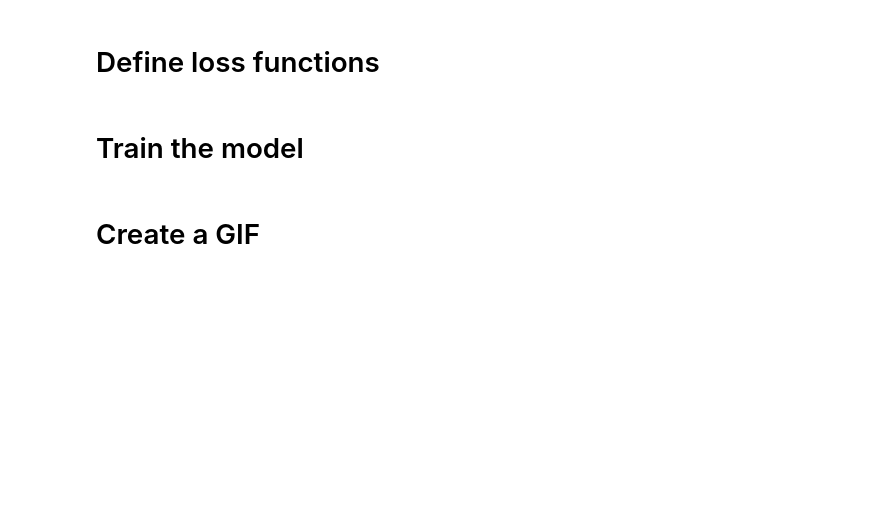
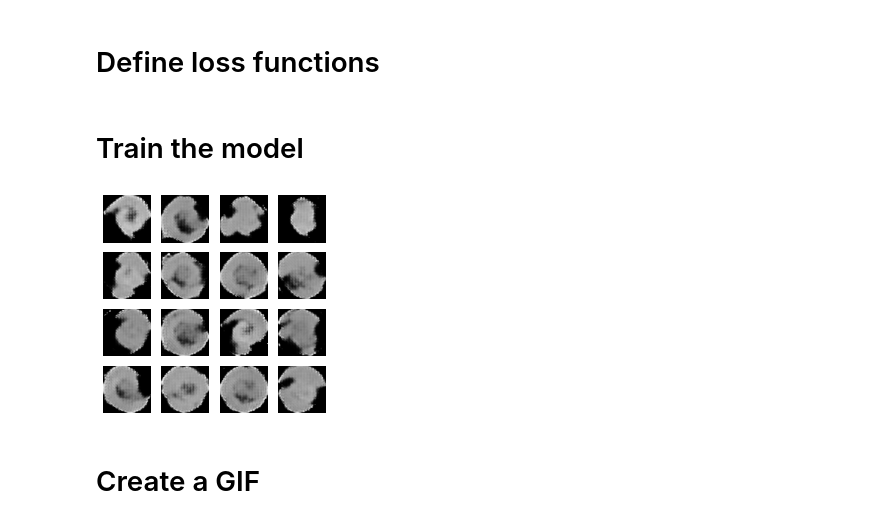
Before and after one commit to LakeYin/CSCI-4962-Projects-in-Machine-Learning-and-AI, a Jupyter notebook: hw5/hw5_task2_part2.ipynb, the cells around one changed output. Cells and saved outputs as stored; diff of their text form; code cells hidden in the pictures; blank space fills up the shorter version.

```diff
--- a/hw5/hw5_task2_part2.ipynb
+++ b/hw5/hw5_task2_part2.ipynb
@@ -118,7 +124,7 @@ seed = tf.random.normal([num_examples_to_generate, noise_dim])
 # This annotation causes the function to be "compiled".
 @tf.function
 def train_step(images):
-    noise = tf.random.normal([BATCH_SIZE, noise_dim])
+    noise = tf.random.normal([batch_size, noise_dim])
 
     with tf.GradientTape() as gen_tape, tf.GradientTape() as disc_tape:
       generated_images = generator(noise, training=True)
@@ -146,36 +152,38 @@ def train(dataset, epochs):
     display.clear_output(wait=True)
     generate_and_save_images(generator,
                              epoch + 1,
                              seed)
 
     # Save the model every 15 epochs
-    if (epoch + 1) % 15 == 0:
-      checkpoint.save(file_prefix = checkpoint_prefix)
+    #if (epoch + 1) % 15 == 0:
+    #  checkpoint.save(file_prefix = checkpoint_prefix)
 
     print ('Time for epoch {} is {} sec'.format(epoch + 1, time.time()-start))
 
   # Generate after the final epoch
   display.clear_output(wait=True)
   generate_and_save_images(generator,
                            epochs,
                            seed)
 
 def generate_and_save_images(model, epoch, test_input):
   # Notice `training` is set to False.
   # This is so all layers run in inference mode (batchnorm).
   predictions = model(test_input, training=False)
 
   fig = plt.figure(figsize=(4, 4))
 
   for i in range(predictions.shape[0]):
       plt.subplot(4, 4, i+1)
       plt.imshow(predictions[i, :, :, 0] * 127.5 + 127.5, cmap='gray')
       plt.axis('off')
 
   plt.savefig('image_at_epoch_{:04d}.png'.format(epoch))
   plt.show()
 
-train(train_dataset, EPOCHS)
+train(training, EPOCHS)
+# %% [output]
+[figure, added]
 # %% [markdown]
 # Create a GIF
 # %%
```
Also changed, not shown: parts of 4 cells of this notebook.
